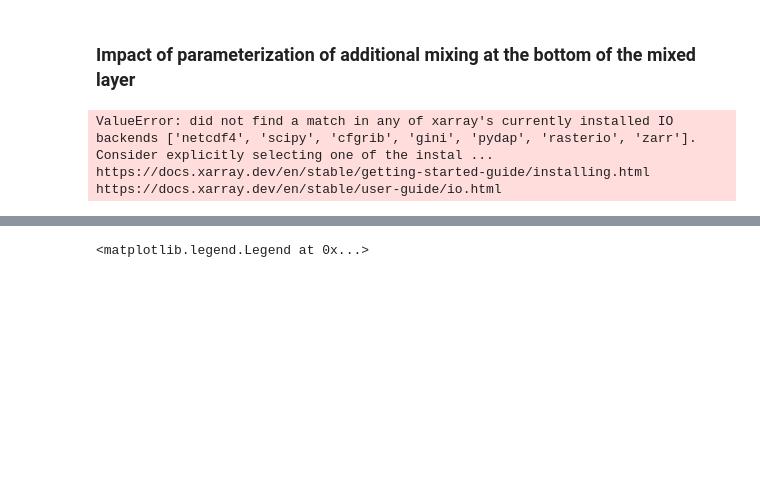
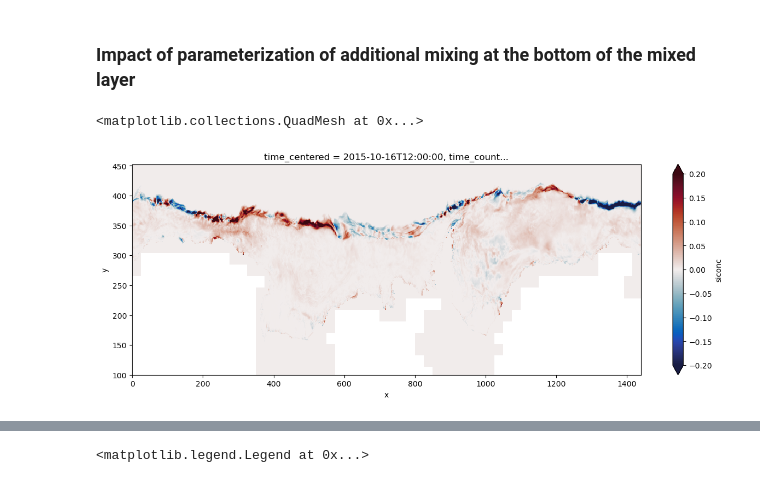
Before and after one commit to brogalla/analysis-birgal, a Jupyter notebook: nemo_config_setup/climate-experiments/Tarkan/efr_parameter_impact.ipynb, the cells around one changed output, grey strips where cells are left out. Cells and saved outputs as stored; diff of their text form; code cells hidden in the pictures; blank space fills up the shorter version.

```diff
--- a/nemo_config_setup/climate-experiments/Tarkan/efr_parameter_impact.ipynb
+++ b/nemo_config_setup/climate-experiments/Tarkan/efr_parameter_impact.ipynb
@@ -19,10 +19,13 @@ nemo_mesh='/gws/nopw/j04/anthrofail/birgal/NEMO_AIS/bathymetry/mesh_mask-2024030
 year=2015
 T005 = xr.open_dataset(f'{dir005}eANT025.L121_1m_{year}0101_{year}1231_grid_T.nc')
 T010 = xr.open_dataset(f'{dir010}eANT025.L121_1m_{year}0101_{year}1231_grid_T.nc')
+i005 = xr.open_dataset(f'{dir005}eANT025.L121_1m_{year}0101_{year}1231_icemod.nc')
+i010 = xr.open_dataset(f'{dir010}eANT025.L121_1m_{year}0101_{year}1231_icemod.nc')
 
 nemo_mesh     = xr.open_dataset(f'{nemo_mesh}')
 nemo_mesh_sub = nemo_mesh.rename({'x':'x_grid_T','y':'y_grid_T','nav_lev':'deptht'}).isel(x_grid_T=weddell_convect['x'], y_grid_T=weddell_convect['y'], time_counter=0)
-# %% [output]
-ValueError: did not find a match in any of xarray's currently installed IO backends ['netcdf4', 'scipy', 'cfgrib', 'gini', 'pydap', 'rasterio', 'zarr']. Consider explicitly selecting one of the instal ...
-https://docs.xarray.dev/en/stable/getting-started-guide/installing.html
-https://docs.xarray.dev/en/stable/user-guide/io.html
+# %%
+(i010.siconc.isel(time_counter=9) - i005.siconc.isel(time_counter=9)).plot(figsize=(15,5), vmin=-0.2, vmax=0.2, ylim=(100,None), cmap=cmocean.cm.balance)
+# %% [output]
+<matplotlib.collections.QuadMesh at 0x...>
+[figure, added]
```
Also changed, not shown: parts of 2 cells of this notebook.
